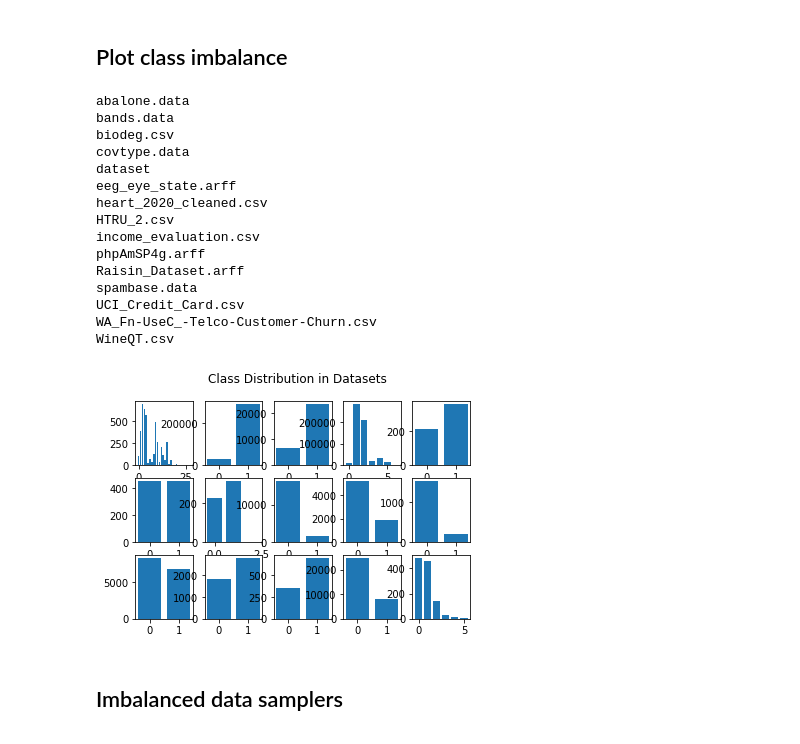
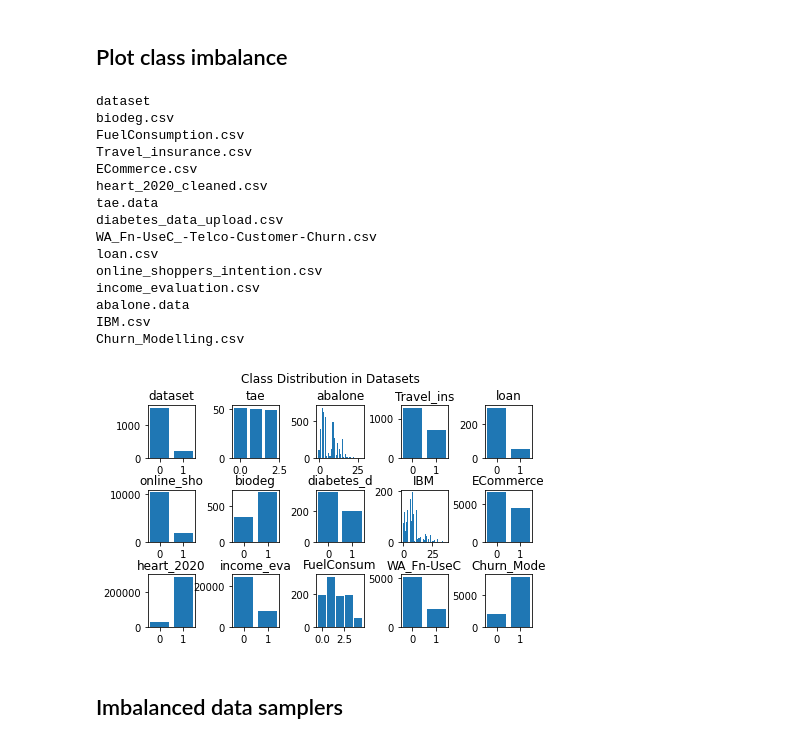
Before and after one commit to andrew15818/110, a Jupyter notebook: spring/data_science/hw/hw4/main.ipynb, the cells around one changed output. Saved outputs shown, nothing was run; the diff lists cells and outputs as text; code cells hidden in the pictures.

```diff
--- a/spring/data_science/hw/hw4/main.ipynb
+++ b/spring/data_science/hw/hw4/main.ipynb
@@ -90,7 +96,7 @@ def encode_categorical(data:pd.DataFrame, method='ordinal', y=None):
         encoder = ce.OneHotEncoder()
     elif method == 'label':
         encoder = preprocessing.LabelEncoder()
-        #return encode_per_column(data,encoder)
+        return encode_per_column(data,encoder)
     elif method == 'feature':
         encoder = FeatureHasher(n_features=10, input_type='string')
         encoder.transform(data.type)
@@ -266,7 +286,7 @@ for file in files:
         print(f'No categorical in {file}\n')
         continue
 
-    one_hot = pd.get_dummies(df, sparse=False)
+    one_hot = pd.get_dummies(df.iloc[:, :-1], sparse=False)
     cats = label.select_dtypes(include=['object'])
 
     # Apply Label Encoder to each column
@@ -279,7 +299,7 @@ for file in files:
     else:
         n_unique = 1
 
-    x_ohe, y_ohe = one_hot.iloc[:,:-n_unique], one_hot.iloc[:,-n_unique:]
+    x_ohe, y_ohe = one_hot, df[target_column]
     x_label, y_label = label.iloc[:,:-1], label.iloc[:,-1]
 
     #print(f'{file}: xcols: {len(x_label)} ycols: {len(y_label)}')
@@ -306,36 +336,3 @@ Will feature binning provide performance improvement? When is binning useful (wh
 
 Loop through each column in the dataframe and bin individually.
 We use LabelEncoder for categorical features on both DataFrames.
-# %%
-for file in files:
-    df = load(file, False if file in no_headers else True)
-    binned = df.copy(deep=True)
-    # TODO: fix arcene random space unable to parse
-    if file == 'arcene_train.data':
-        continue
-    # Bin each column individually, use LabelEncoder for categorical
-    for column in binned.columns:
-        if (binned[column].dtype.name == 'int64'
-           or binned[column].dtype.name == 'float64'):
-            #n_unique = binned[column].unique()
-            binned[column]= pd.cut(binned[column], 5, labels=False, duplicates='drop')
-            #binned[column].fillna(0, inplace=True)
-
-            if binned[column].isnull().values.any():
-                binned[colum] = 0
-        #elif check if column is categorical
-        elif binned[column].dtype.name == 'object':
-            binned[column] = encode_categorical(binned[column], method='label')
-            df[column] = encode_categorical(df[column], method='ordinal')
-
-    # Train
-    x_bin, y_bin = binned.iloc[:, :-1], binned.iloc[:, -1]
-    x_label, y_label = df.iloc[:, :-1], df.iloc[:, -1]
-
-    print(f'Training on {file}')
-    score = train(x_bin, y_bin, method='forest', metric='acc')
-    print(f'train: {file}: avg: {score}')
-
-    score = train(x_label, y_label, method='forest', metric='acc')
-    print(f'test: {file}: avg: {score}')
-    print('\n')
@@ -492,41 +511,45 @@ ValueError: Supported target types are: ('binary', 'multiclass'). Got 'continuou
 # %%
 
 fig, axs = plt.subplots(3, 5)
 fig.suptitle('Class Distribution in Datasets')
 row, col = 0, 0
+fig.tight_layout()
 for i, file in enumerate(files):
     print(f'{file}')
     df = load(file, False if file in no_headers else True)
     row = row + 1 if i % 3 != 0 else 0
     col = col + 1 if i % 5 != 0 else 0
 
     target = df.iloc[:, -1]
     names, counts = [],[]
     for unique in target.unique():
         count = target[target == unique].count()
         counts.append(count)
         names.append(unique)
     #print(names, counts)
     axs[row, col].bar( range(len(counts)),counts)
+    axs[row,col].set_title(file.split('.')[0][:10])
+
     #plot_imbalance(df, file)
 plt.show()
+fig.savefig('./report/img/distribution.png')
 # %% [output]
+dataset
+biodeg.csv
+FuelConsumption.csv
+Travel_insurance.csv
+ECommerce.csv
+heart_2020_cleaned.csv
+tae.data
+diabetes_data_upload.csv
+WA_Fn-UseC_-Telco-Customer-Churn.csv
+loan.csv
+online_shoppers_intention.csv
+income_evaluation.csv
 abalone.data
-bands.data
-biodeg.csv
-covtype.data
-dataset
-eeg_eye_state.arff
-heart_2020_cleaned.csv
-HTRU_2.csv
-income_evaluation.csv
-phpAmSP4g.arff
-Raisin_Dataset.arff
-spambase.data
-UCI_Credit_Card.csv
-WA_Fn-UseC_-Telco-Customer-Churn.csv
-WineQT.csv
+IBM.csv
+Churn_Modelling.csv
-[figure, old version]
+[figure, new version]
 # %% [markdown]
 ## Imbalanced data samplers
 # %%
```
Also changed, not shown: parts of 11 cells of this notebook.
